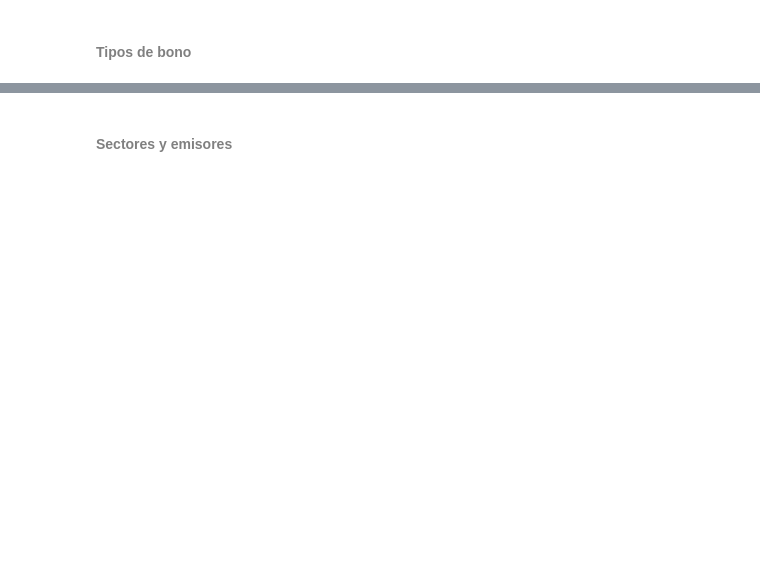
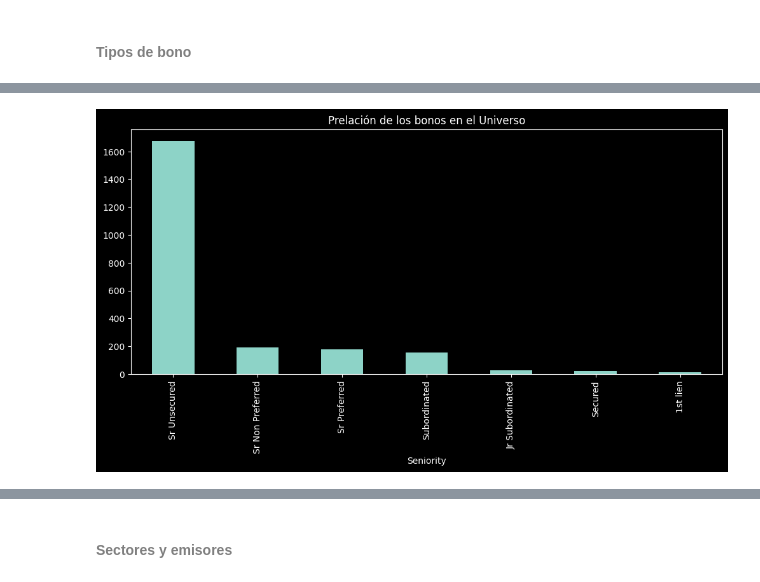
Before and after one commit to danielgarcialop18-cell/Tarea2_RentaFija_DanielGarciaLopez, a Jupyter notebook: Tarea 2_RentaFija_DanielGarciaLopez.ipynb, the cells around one changed output, grey strips where cells are left out. Cells and saved outputs as stored; diff of their text form; code cells hidden in the pictures; blank space fills up the shorter version.

```diff
--- a/Tarea 2_RentaFija_DanielGarciaLopez.ipynb
+++ b/Tarea 2_RentaFija_DanielGarciaLopez.ipynb
@@ -88,0 +115,24 @@ Entre otras, plantéate cuestiones como:
+# %%
+# Copia de trabajo
+df = df_universo.copy()
+
+# ---- LIMPIEZA ----
+
+# 1) Arreglar columna ISIN
+df.rename(columns={df.columns[0]: "ISIN"}, inplace=True)
+
+# 2) Convertir fechas a datetime
+date_cols = ["Maturity", "Next Call Date", "First Coupon Date",
+             "Penultimate Coupon Date", "Issue date"]
+
+for col in date_cols:
+    df[col] = pd.to_datetime(df[col], errors="coerce", dayfirst=True)
+
+# 3) Convertir números que deberían ser floats
+numeric_cols = ["Price", "Coupon", "PD 1YR", "Outstanding Amount",
+                "Bid Price", "Ask Price"]
+
+for col in numeric_cols:
+    df[col] = pd.to_numeric(df[col], errors="coerce")
+
+df.head()
@@ -92,0 +209,6 @@ Entre otras, plantéate cuestiones como:
+# %%
+df["Seniority"].value_counts().head(15).plot(kind="bar", figsize=(12,5))
+plt.title("Prelación de los bonos en el Universo")
+plt.show()
+# %% [output]
+[figure, added]
```
Also changed, not shown: parts of 69 cells of this notebook.
